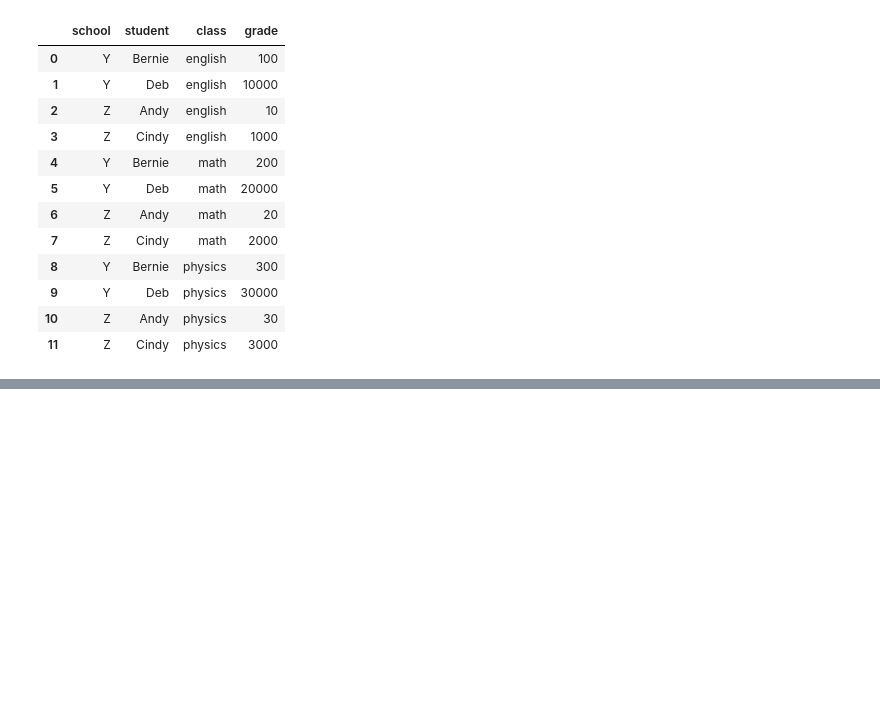
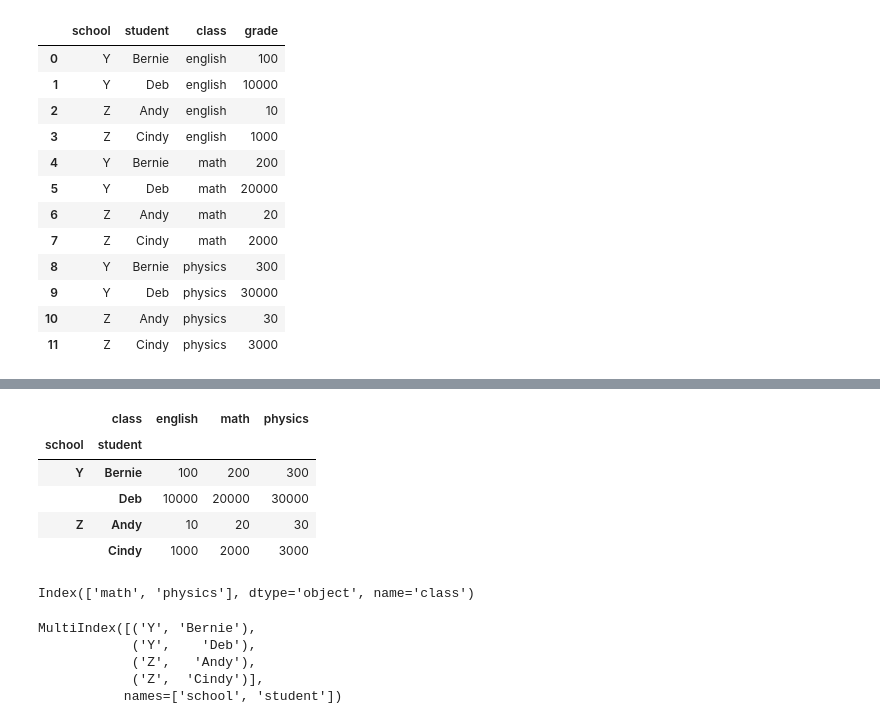
Before and after one commit to DOH-AXG5303/tutorials, a Jupyter notebook: 2022_06_22_pivot_and_melt.ipynb, the cells around one changed output, grey strips where cells are left out. Cells and saved outputs as stored; diff of their text form; code cells hidden in the pictures; blank space fills up the shorter version.

```diff
--- a/2022_06_22_pivot_and_melt.ipynb
+++ b/2022_06_22_pivot_and_melt.ipynb
@@ -402,0 +413,22 @@ df_wide.melt(id_vars = ["school", "student"],
+# %%
+test = df_wide.set_index(["school", "student"])
+test
+# %% [output]
+|  | class | english | math | physics |
+| school | student |  |  |  |
+| Y | Bernie | 100 | 200 | 300 |
+|  | Deb | 10000 | 20000 | 30000 |
+| Z | Andy | 10 | 20 | 30 |
+|  | Cindy | 1000 | 2000 | 3000 |
+# %%
+test.columns
+# %% [output]
+Index(['math', 'physics'], dtype='object', name='class')
+# %%
+test.index
+# %% [output]
+MultiIndex([('Y', 'Bernie'),
+            ('Y',    'Deb'),
+            ('Z',   'Andy'),
+            ('Z',  'Cindy')],
+           names=['school', 'student'])
```
Also changed, not shown: parts of 12 cells of this notebook.
